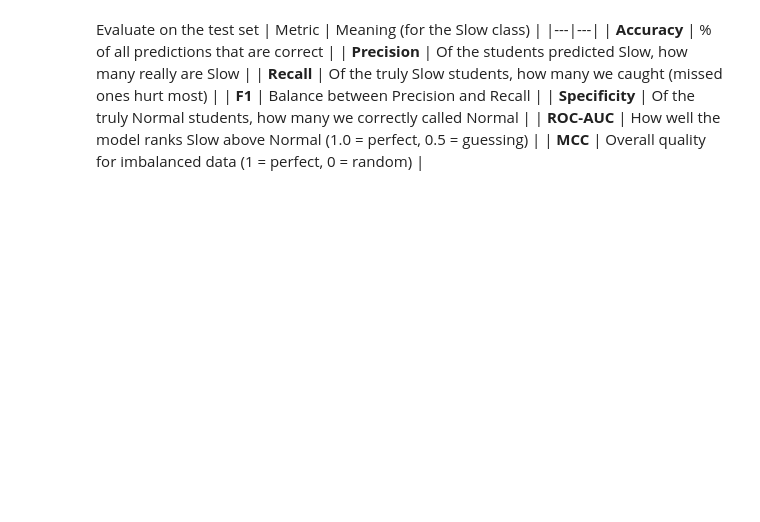
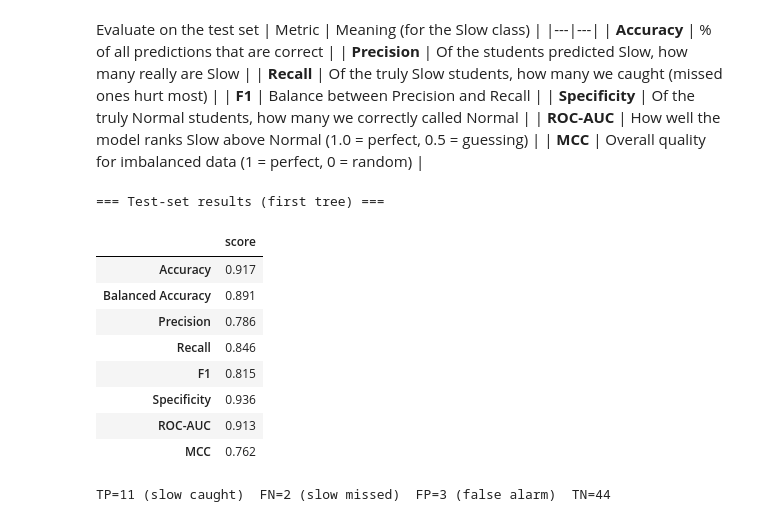
Before and after one commit to Janith303/Sinhala-and-Maths-Model-training-, a Jupyter notebook: notebooks/DT_model_train.ipynb, the cells around one changed output. Saved outputs shown, nothing was run; the diff lists cells and outputs as text; code cells hidden in the pictures; blank space fills up the shorter version.

```diff
--- a/notebooks/DT_model_train.ipynb
+++ b/notebooks/DT_model_train.ipynb
@@ -146,3 +134,29 @@ Evaluate on the test set
 | **Specificity** | Of the truly Normal students, how many we correctly called Normal |
 | **ROC-AUC** | How well the model ranks Slow above Normal (1.0 = perfect, 0.5 = guessing) |
 | **MCC** | Overall quality for imbalanced data (1 = perfect, 0 = random) |
+# %%
+def evaluate(model, X_, y_, title=''):
+    pred = model.predict(X_)
+    prob = model.predict_proba(X_)[:, 1]
+    tn, fp, fn, tp = confusion_matrix(y_, pred).ravel()
+    m = {'Accuracy': accuracy_score(y_, pred), 'Balanced Accuracy': balanced_accuracy_score(y_, pred),
+         'Precision': precision_score(y_, pred, zero_division=0), 'Recall': recall_score(y_, pred),
+         'F1': f1_score(y_, pred), 'Specificity': tn / (tn + fp), 'ROC-AUC': roc_auc_score(y_, prob),
+         'MCC': matthews_corrcoef(y_, pred)}
+    print(title); display(pd.Series(m, name='score').round(3).to_frame())
+    print(f'TP={tp} (slow caught)  FN={fn} (slow missed)  FP={fp} (false alarm)  TN={tn}')
+    return m, pred, prob
+
+m1, pred1, prob1 = evaluate(dt, X_test, y_test, '=== Test-set results (first tree) ===')
+# %% [output]
+=== Test-set results (first tree) ===
+|  | score |
+| Accuracy | 0.917 |
+| Balanced Accuracy | 0.891 |
+| Precision | 0.786 |
+| Recall | 0.846 |
+| F1 | 0.815 |
+| Specificity | 0.936 |
+| ROC-AUC | 0.913 |
+| MCC | 0.762 |
+TP=11 (slow caught)  FN=2 (slow missed)  FP=3 (false alarm)  TN=44
```
Also changed, not shown: parts of 5 cells of this notebook.
